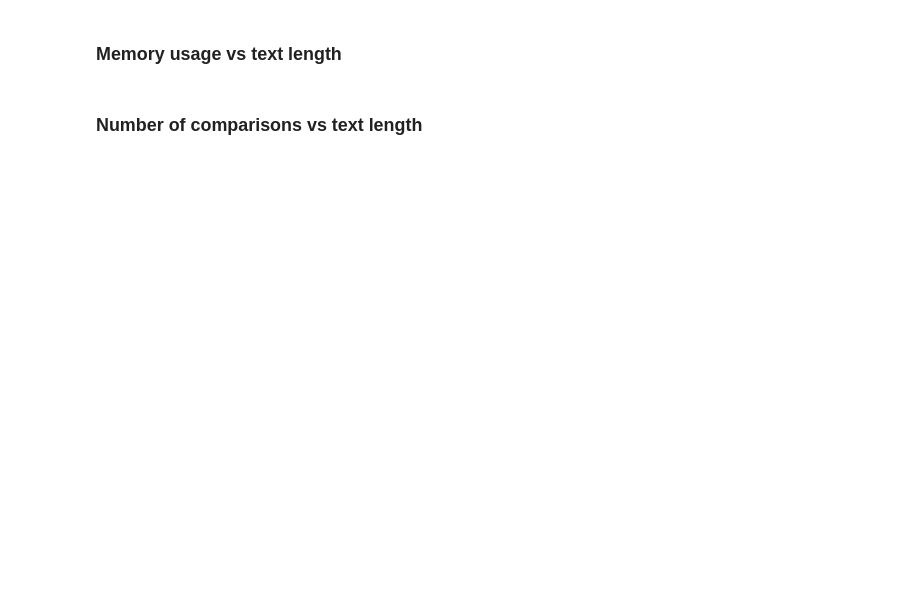
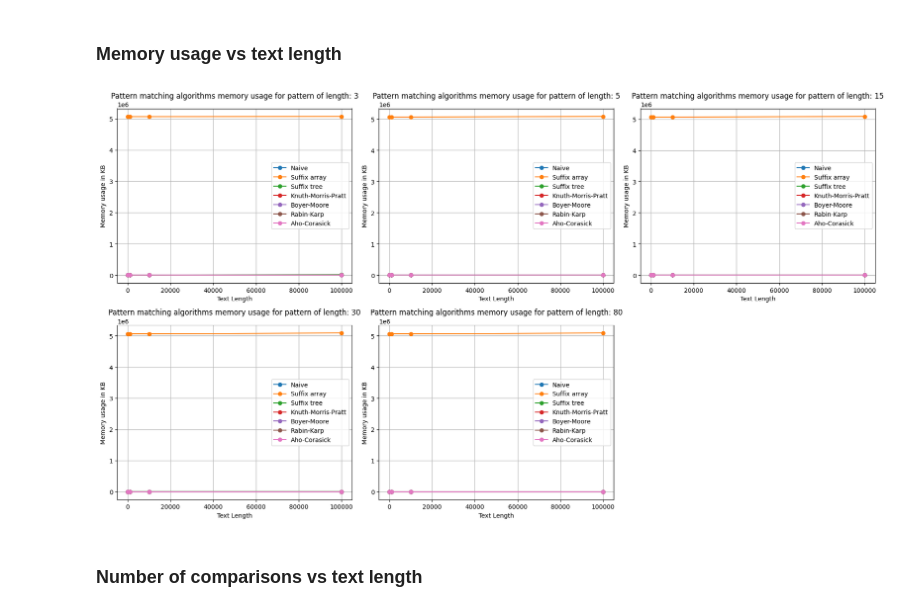
Before and after one commit to NCCMNT/Text-Algorithms, a Jupyter notebook: lab5/pattern_matching_analysis.ipynb, the cells around one changed output. Cells and saved outputs as stored; diff of their text form; code cells hidden in the pictures; blank space fills up the shorter version.

```diff
--- a/lab5/pattern_matching_analysis.ipynb
+++ b/lab5/pattern_matching_analysis.ipynb
@@ -604,33 +592,35 @@ plt.show()
 # %%
 df_mem_reset = df_mem.reset_index()
 
 algorithms = df_mem_reset['Algorithm'].unique()
 pattern_lengths = df_mem_reset['Pattern Length'].unique()
 
 n = len(pattern_lengths)
 cols = 3
 rows = (n + cols - 1) // cols
 
 plt.figure(figsize=(cols * 6, rows * 5))
 
 for i, pattern_len in enumerate(sorted(pattern_lengths), 1):
-    plt.subplot(rows, cols, i)
+    ax = plt.subplot(rows, cols, i)
 
     for algo in algorithms:
         subset = df_mem_reset[(df_mem_reset['Algorithm'] == algo) &
                                (df_mem_reset['Pattern Length'] == pattern_len)]
-        plt_approximate(ax, subset['Text Length'], subset['Memory usage'].replace(0,1e-6), deg=2, label=algo)
+        plt.plot(subset['Text Length'], subset['Memory usage'], marker='o', label=algo)
 
     plt.xlabel('Text Length')
-    plt.ylabel('Memory usage in KB (logarithmic scale)')
+    plt.ylabel('Memory usage in KB')
     plt.title(f'Pattern matching algorithms memory usage for pattern of length: {pattern_len}')
     # plt.xscale('log')
     # plt.yscale('log')
     plt.grid(True)
     plt.legend()
 
 plt.tight_layout()
 plt.show()
+# %% [output]
+[figure, added]
 # %% [markdown]
 ### Number of comparisons vs text length
 # %%
```
Also changed, not shown: parts of 20 cells of this notebook, 2 other files.
